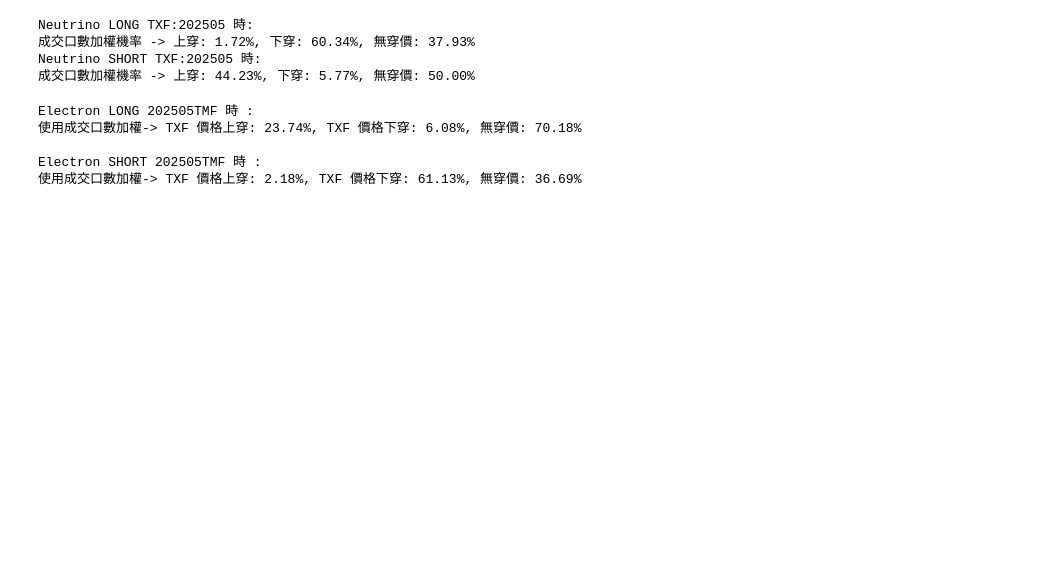
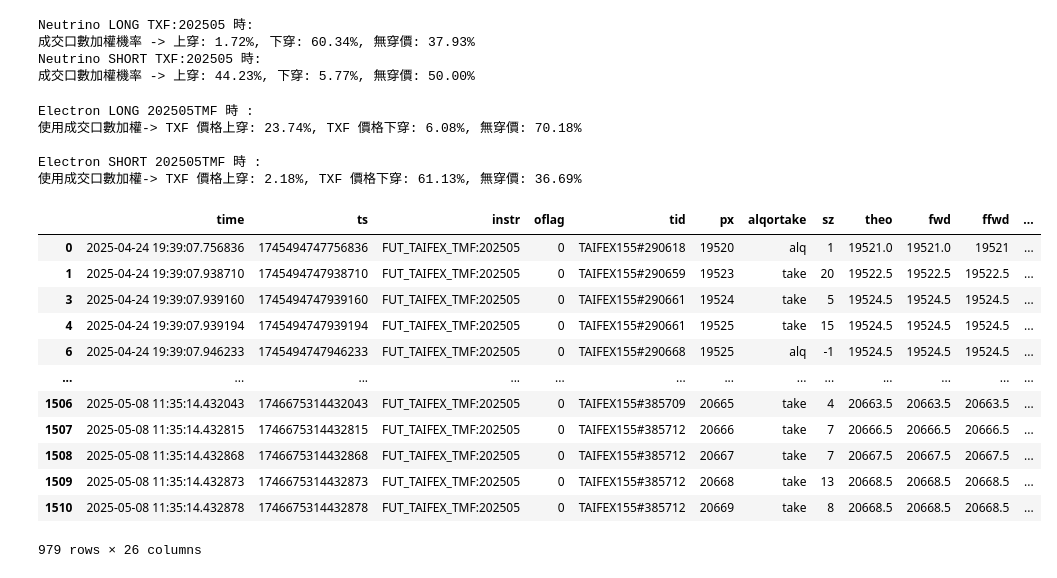
Before and after one commit to yuyu8815/proton_pnl_check, a Jupyter notebook: txf_trade_through _local_data.ipynb, the cells around one changed output. Drawn from its saved outputs; the diff is of its cells as text; code cells hidden in the pictures; blank space fills up the shorter version.

```diff
--- a/txf_trade_through _local_data.ipynb
+++ b/txf_trade_through _local_data.ipynb
@@ -374,3 +379,19 @@ Electron LONG 202505TMF 時 :
 
 Electron SHORT 202505TMF 時 :
 使用成交口數加權-> TXF 價格上穿: 2.18%, TXF 價格下穿: 61.13%, 無穿價: 36.69%
+# %%
+fills_df
+# %% [output]
+|  | time | ts | instr | oflag | tid | px | alqortake | sz | theo | fwd | ffwd | ... |
+| 0 | 2025-04-24 19:39:07.756836 | 1745494747756836 | FUT_TAIFEX_TMF:202505 | 0 | TAIFEX155#290618 | 19520 | alq | 1 | 19521.0 | 19521.0 | 19521 | ... |
+| 1 | 2025-04-24 19:39:07.938710 | 1745494747938710 | FUT_TAIFEX_TMF:202505 | 0 | TAIFEX155#290659 | 19523 | take | 20 | 19522.5 | 19522.5 | 19522.5 | ... |
+| 3 | 2025-04-24 19:39:07.939160 | 1745494747939160 | FUT_TAIFEX_TMF:202505 | 0 | TAIFEX155#290661 | 19524 | take | 5 | 19524.5 | 19524.5 | 19524.5 | ... |
+| 4 | 2025-04-24 19:39:07.939194 | 1745494747939194 | FUT_TAIFEX_TMF:202505 | 0 | TAIFEX155#290661 | 19525 | take | 15 | 19524.5 | 19524.5 | 19524.5 | ... |
+| 6 | 2025-04-24 19:39:07.946233 | 1745494747946233 | FUT_TAIFEX_TMF:202505 | 0 | TAIFEX155#290668 | 19525 | alq | -1 | 19524.5 | 19524.5 | 19524.5 | ... |
+| ... | ... | ... | ... | ... | ... | ... | ... | ... | ... | ... | ... | ... |
+| 1506 | 2025-05-08 11:35:14.432043 | 1746675314432043 | FUT_TAIFEX_TMF:202505 | 0 | TAIFEX155#385709 | 20665 | take | 4 | 20663.5 | 20663.5 | 20663.5 | ... |
+| 1507 | 2025-05-08 11:35:14.432815 | 1746675314432815 | FUT_TAIFEX_TMF:202505 | 0 | TAIFEX155#385712 | 20666 | take | 7 | 20666.5 | 20666.5 | 20666.5 | ... |
+| 1508 | 2025-05-08 11:35:14.432868 | 1746675314432868 | FUT_TAIFEX_TMF:202505 | 0 | TAIFEX155#385712 | 20667 | take | 7 | 20667.5 | 20667.5 | 20667.5 | ... |
+| 1509 | 2025-05-08 11:35:14.432873 | 1746675314432873 | FUT_TAIFEX_TMF:202505 | 0 | TAIFEX155#385712 | 20668 | take | 13 | 20668.5 | 20668.5 | 20668.5 | ... |
+| 1510 | 2025-05-08 11:35:14.432878 | 1746675314432878 | FUT_TAIFEX_TMF:202505 | 0 | TAIFEX155#385712 | 20669 | take | 8 | 20668.5 | 20668.5 | 20668.5 | ... |
+979 rows × 26 columns
```
Also changed, not shown: parts of 10 cells of this notebook, 12 other files.
